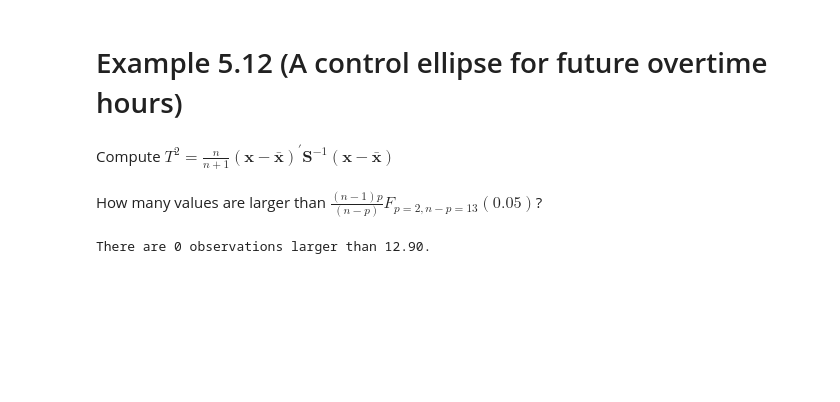
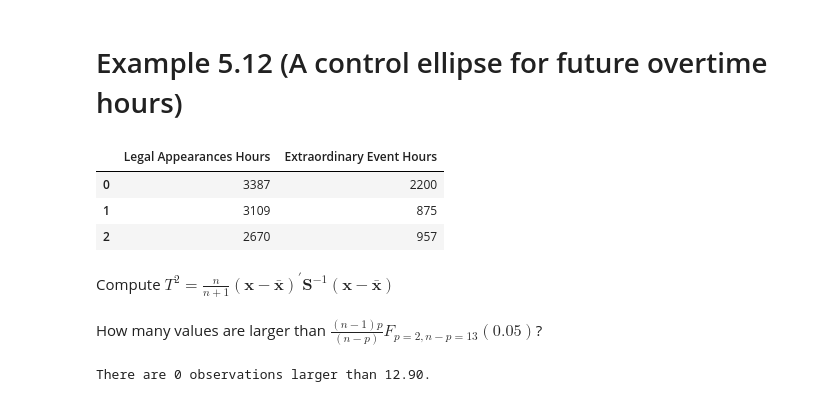
Before and after one commit to nbclsc/Applied-Multivariate-Statistical-Analysis-Solutions, a Jupyter notebook: python/chapter-5/Example5-12.ipynb, the cells around one changed output. Saved outputs shown, nothing was run; the diff lists cells and outputs as text; code cells hidden in the pictures; blank space fills up the shorter version.

```diff
--- a/python/chapter-5/Example5-12.ipynb
+++ b/python/chapter-5/Example5-12.ipynb
@@ -16,2 +14,10 @@ df = load_data()
+# %%
+overtime_df = load_data()[['Legal Appearances Hours', 'Extraordinary Event Hours']]
+overtime_df.head(3)
+# %% [output]
+|  | Legal Appearances Hours | Extraordinary Event Hours |
+| 0 | 3387 | 2200 |
+| 1 | 3109 | 875 |
+| 2 | 2670 | 957 |
 # %%
 # X is n x p = 16 x 2.
```
Also changed, not shown: parts of 4 cells of this notebook.
